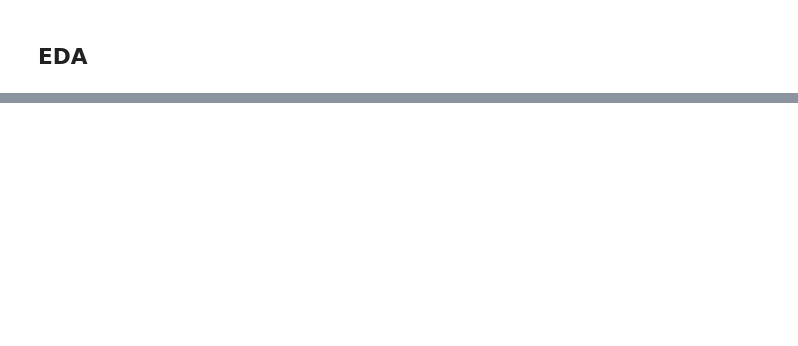
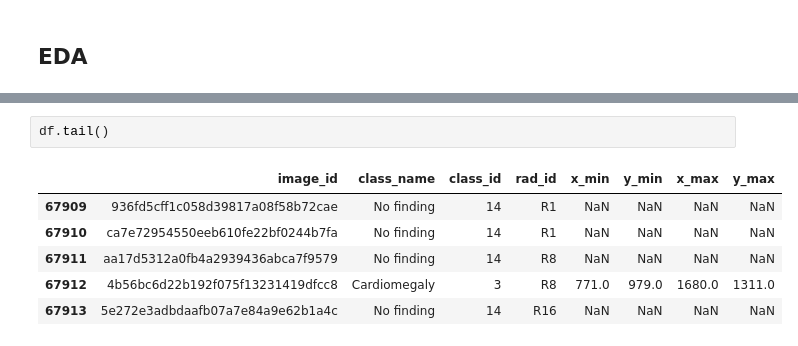
Before and after one commit to pankajkumar002/azureml-examples, a Jupyter notebook: tutorials/kaggle-xray/Untitled.ipynb, the cells around one changed output, grey strips where cells are left out. Drawn from its saved outputs; the diff is of its cells as text; blank space fills up the shorter version.

```diff
--- a/tutorials/kaggle-xray/Untitled.ipynb
+++ b/tutorials/kaggle-xray/Untitled.ipynb
@@ -123,0 +148,9 @@ is_little_endian : bool
+# %%
+df.tail()
+# %% [output]
+|  | image_id | class_name | class_id | rad_id | x_min | y_min | x_max | y_max |
+| 67909 | 936fd5cff1c058d39817a08f58b72cae | No finding | 14 | R1 | NaN | NaN | NaN | NaN |
+| 67910 | ca7e72954550eeb610fe22bf0244b7fa | No finding | 14 | R1 | NaN | NaN | NaN | NaN |
+| 67911 | aa17d5312a0fb4a2939436abca7f9579 | No finding | 14 | R8 | NaN | NaN | NaN | NaN |
+| 67912 | 4b56bc6d22b192f075f13231419dfcc8 | Cardiomegaly | 3 | R8 | 771.0 | 979.0 | 1680.0 | 1311.0 |
+| 67913 | 5e272e3adbdaafb07a7e84a9e62b1a4c | No finding | 14 | R16 | NaN | NaN | NaN | NaN |
```
Also changed, not shown: parts of 15 cells of this notebook.
